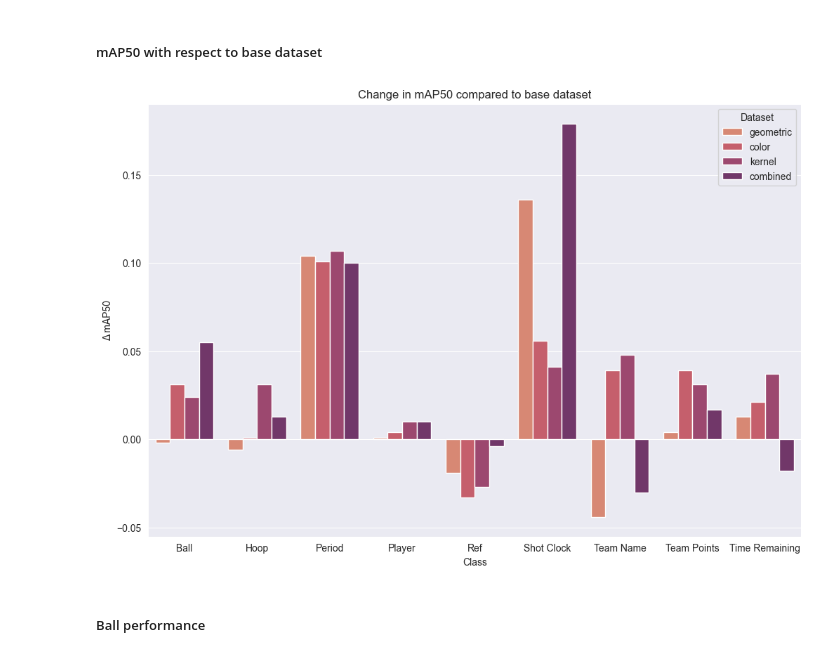
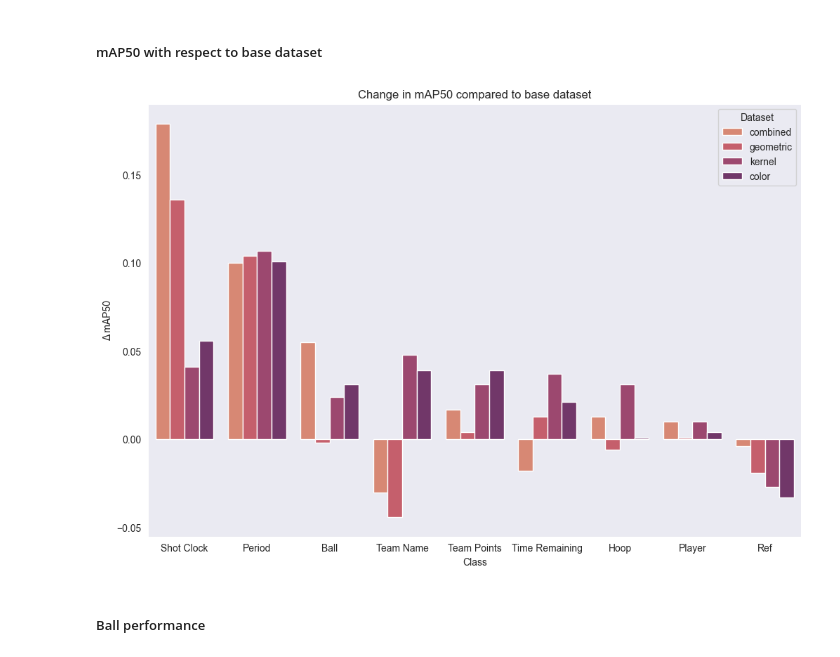
Before and after one commit to kyanamarckx/data-augmentation-detection-basketball, a Jupyter notebook: notebooks/06-concatCSV.ipynb, the cells around one changed output. Drawn from its saved outputs; the diff is of its cells as text; code cells hidden in the pictures.

Commit message:
small change in 06-concatCSV notebook to mAP50 delta plot order

```diff
--- a/notebooks/06-concatCSV.ipynb
+++ b/notebooks/06-concatCSV.ipynb
@@ -311,29 +311,31 @@ plt.close()
 # %%
 df_class_base = df_class[df_class['Dataset'] == 'base'][["Class", "mAP50"]]
 df_class_base = df_class_base.rename(columns={"mAP50": "base_mAP50"})
 
 df_delta = df_class.merge(df_class_base, on="Class")
 df_delta['mAP50_delta'] = df_delta['mAP50'] - df_delta['base_mAP50']
 
 df_delta = df_delta[df_delta['Dataset'] != 'base']
+
+df_delta = df_delta.sort_values(by="mAP50_delta", ascending=False)
 
 plt.figure(figsize=(12, 8))
 sns.barplot(data=df_delta, x="Class", y="mAP50_delta", palette=PALETTE, hue="Dataset")
 plt.title("Change in mAP50 compared to base dataset")
 plt.xlabel("Class")
 plt.ylabel("Δ mAP50")
 plt.show()
 
 # Save this figure to media directory
 plt.figure(figsize=(12, 8))
 sns.barplot(data=df_delta, x="Class", y="mAP50_delta", palette=PALETTE, hue="Dataset")
 plt.title("Change in mAP50 compared to base dataset")
 plt.xlabel("Class")
 plt.ylabel("Δ mAP50")
 plt.savefig(f"{MEDIA_DIR}06-concat-class-mAP50-delta.png")
 plt.close()
 # %% [output]
-[figure, old version]
+[figure, new version]
 # %% [markdown]
 ##### Ball performance
 # %%
```
Also changed, not shown: 1 other file.
